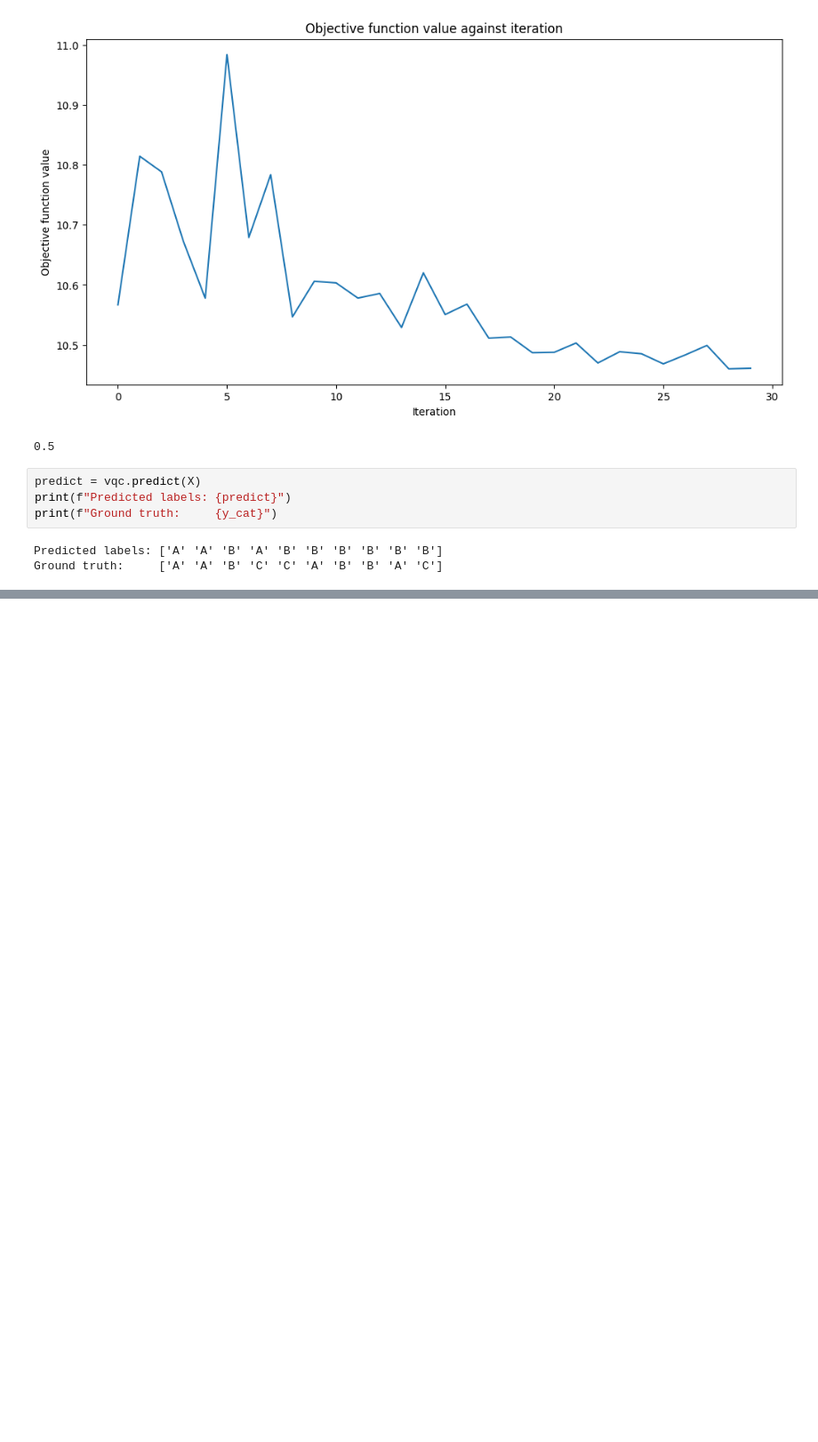
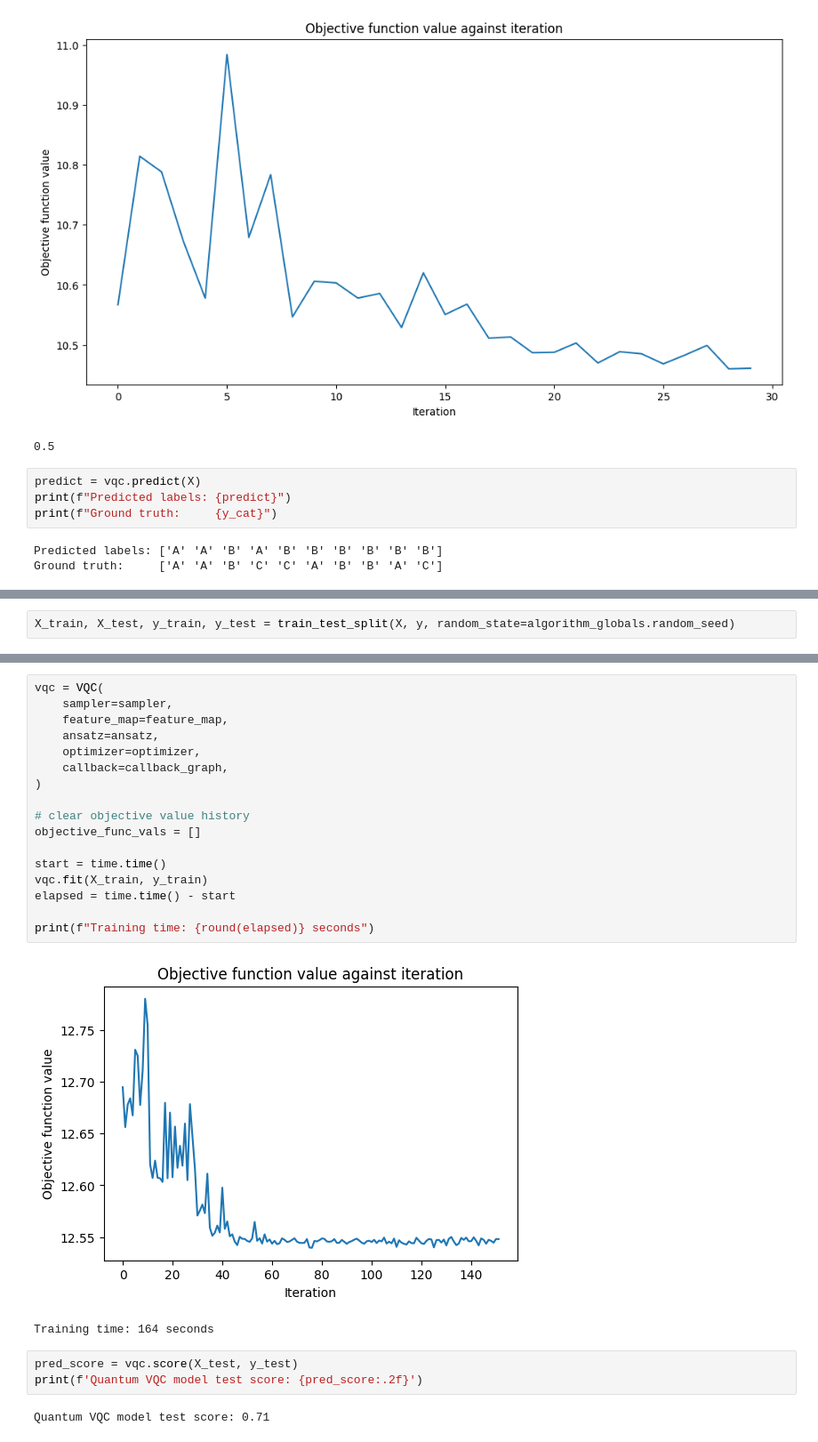
Before and after one commit to bills1912/quantum-computing-ml, a Jupyter notebook: Quantum Computing - Supervised Learning.ipynb, the cells around one changed output, grey strips where cells are left out. Shown: that part at 89% size. Drawn from its saved outputs; the diff is of its cells as text; blank space fills up the shorter version.

```diff
--- a/Quantum Computing - Supervised Learning.ipynb
+++ b/Quantum Computing - Supervised Learning.ipynb
@@ -225,0 +256,2 @@ Ground truth:     ['A' 'A' 'B' 'C' 'C' 'A' 'B' 'B' 'A' 'C']
+# %%
+X_train, X_test, y_train, y_test = train_test_split(X, y, random_state=algorithm_globals.random_seed)
@@ -225,0 +273,25 @@ Ground truth:     ['A' 'A' 'B' 'C' 'C' 'A' 'B' 'B' 'A' 'C']
+# %%
+vqc = VQC(
+    sampler=sampler,
+    feature_map=feature_map,
+    ansatz=ansatz,
+    optimizer=optimizer,
+    callback=callback_graph,
+)
+
+# clear objective value history
+objective_func_vals = []
+
+start = time.time()
+vqc.fit(X_train, y_train)
+elapsed = time.time() - start
+
+print(f"Training time: {round(elapsed)} seconds")
+# %% [output]
+[figure, added]
+Training time: 164 seconds
+# %%
+pred_score = vqc.score(X_test, y_test)
+print(f'Quantum VQC model test score: {pred_score:.2f}')
+# %% [output]
+Quantum VQC model test score: 0.71
```
Also changed, not shown: parts of 11 cells of this notebook.
